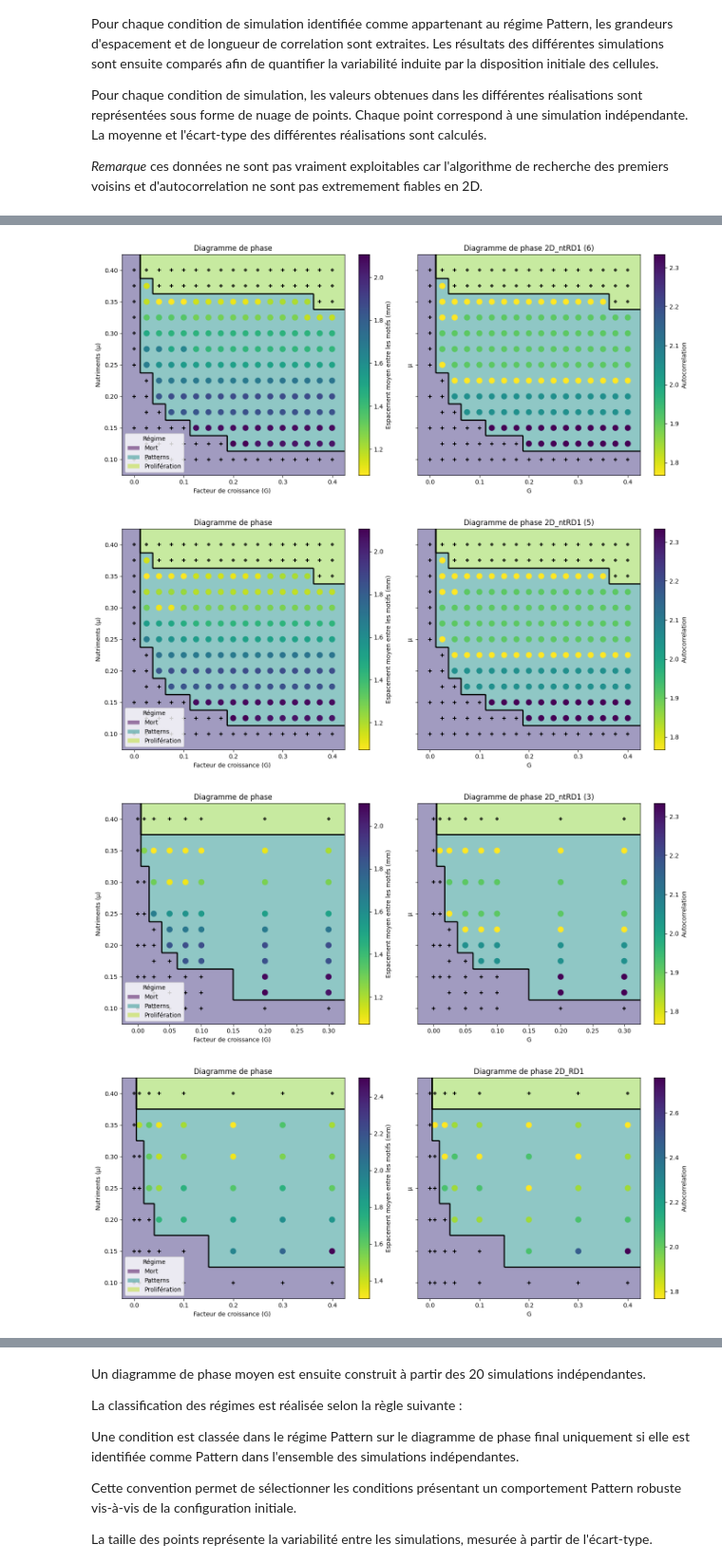
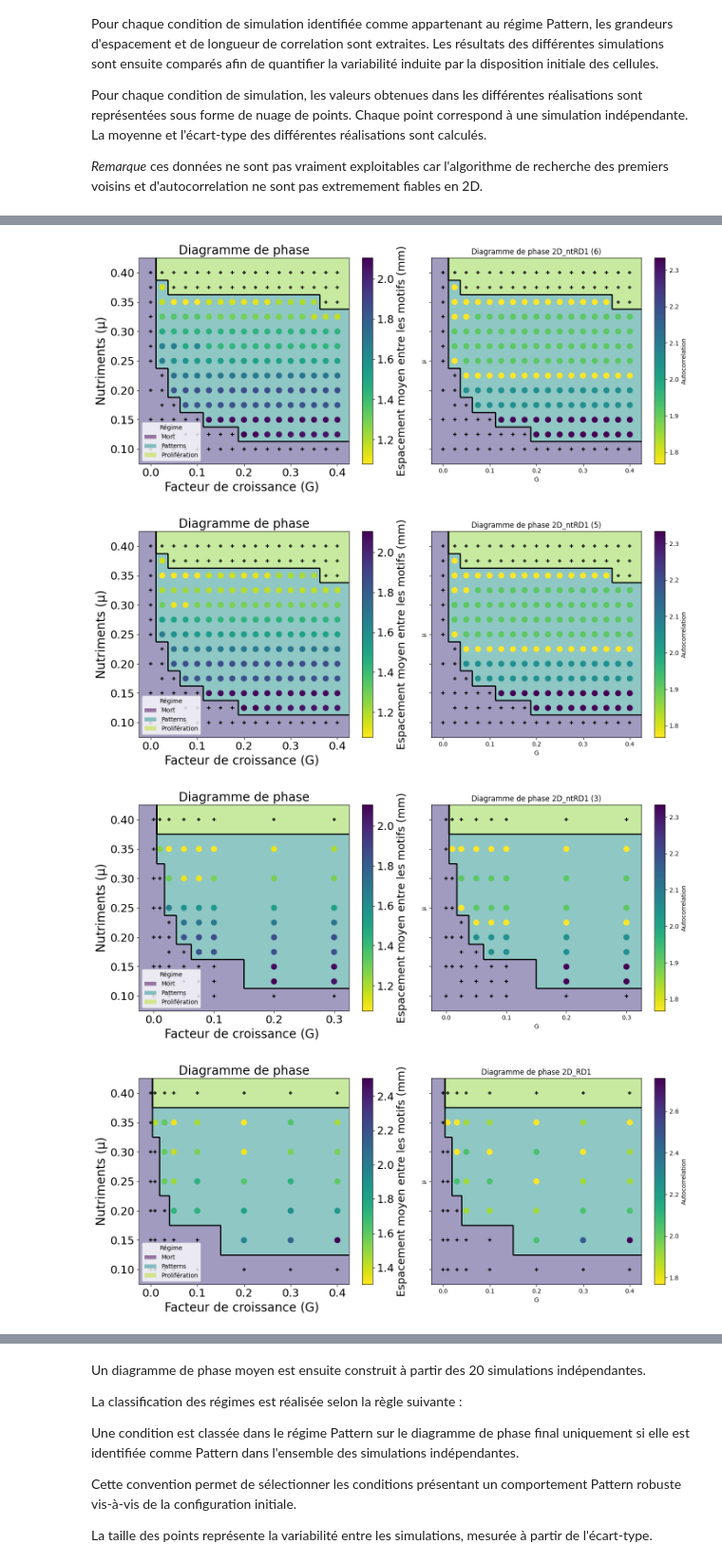
Before and after one commit to lisabacchin/Stage-M1, a Jupyter notebook: Traitement_simulations/Traitement_2D.ipynb, the cells around one changed output, grey strips where cells are left out. Shown at 95% size. Saved outputs shown, nothing was run; the diff lists cells and outputs as text; code cells hidden in the pictures.

```diff
--- a/Traitement_simulations/Traitement_2D.ipynb
+++ b/Traitement_simulations/Traitement_2D.ipynb
@@ -666,6 +674,8 @@ for res in results:
     key = (
         res["mu"],
         res["G"],
+        res["cell"],
+        res["t"],
     )
     groups[key].append(res)
 
@@ -674,7 +684,7 @@ for res in results:
 
 
 conditions = [
-    (0.25, 0.025)
+    (0.25, 0.025, 25000, 300000)
     #(0.2, 0.1),
     #(0.4, 0.1)
 ]
@@ -688,14 +698,14 @@ fig, axes = plt.subplots(
     sharex=True,
     sharey=True
 )
-
+'''
 all_profiles = np.concatenate([
     r["N"]
     for r in results
 ])
 
 vmin = np.nanmin(all_profiles)
-vmax = np.nanmax(all_profiles)
+vmax = np.nanmax(all_profiles)'''
 
 # Cas où une seule condition est demandée
 if len(conditions) == 1:
@@ -722,7 +732,7 @@ for ax, key in zip(axes, conditions):
     im = ax.imshow(
                 N,
                 origin="lower",
-                aspect="auto",
+                aspect="equal",
                 extent=[
                     X.min(),
                     X.max(),
@@ -736,24 +746,27 @@ for ax, key in zip(axes, conditions):
 
 
     ax.set_title(
-                f"mu={simu[0]["mu"]:.2f} \n G={simu[0]["G"]:.2f} " , fontsize = 18
+                f"mu={simu[0]["mu"]:.2f} \n G={simu[0]["G"]:.2f} " , fontsize = 20
             )
-    ax.set_xlabel("x (mm)", fontsize = 16)
+    ax.set_xlabel("x (mm)", fontsize = 20)
 
-    ax.tick_params(axis='both', labelsize=16)
+    ax.tick_params(axis='both', labelsize=20)
 
 
-axes[0].set_ylabel("y (mm)", fontsize = 16)
-axes[0].set_yticks([0, 0.1, 0.2])
+axes[0].set_ylabel("y (mm)", fontsize = 20)
+axes[0].set_yticks([0, 2, 4])
 
 # Une seule colorbar pour toute la figure
 cbar = fig.colorbar(
     im,
     ax=axes,
-    shrink=1.3,
+    shrink=1.3
 
 )
-cbar.set_label("Densité cellulaire" , fontsize = 16)
+cbar.set_label("Densité cellulaire" , fontsize = 20)
+cbar.ax.tick_params(
+                labelsize=18
+            )
 
 #plt.tight_layout()
 
@@ -882,11 +1036,16 @@ for sheet_name, df in sheets.items():
         s=80,
         cmap = Cmap,        #edgecolors='k'
     )
-    fig.colorbar(
+    cbar = fig.colorbar(
         sc1,
         ax=ax1,
         label="Espacement moyen entre les motifs (mm)"
     )
+    cbar.set_label("Espacement moyen entre les motifs (mm)", fontsize =18)
+    cbar.ax.tick_params(
+                            labelsize=18
+                        )
+
 
     mask_mort = cond == "Mort"
     ax1.scatter(
@@ -928,9 +1087,13 @@ for sheet_name, df in sheets.items():
     title="Régime",
     loc="lower left"
 )
-    ax1.set_xlabel("Facteur de croissance (G) ")
-    ax1.set_ylabel("Nutriments (μ)")
-    ax1.set_title("Diagramme de phase")
+    ax1.set_xlabel("Facteur de croissance (G) ", fontsize = 20)
+    ax1.set_ylabel("Nutriments (μ)", fontsize = 20)
+    ax1.set_title("Diagramme de phase", fontsize = 20)
+    ax1.tick_params(
+            axis="both",
+            labelsize=18
+        )
 
 
     #ax1.set_title("Diagramme de phase longeur moyenne")
@@ -1131,34 +1294,34 @@ if len(stats_df) > 0:
 
     labels = [
         f"G={g:.3g}\nμ={m:.3g}"
         for g, m in zip(
             summary2["G"],
             summary2["mu"]
 
         )
     ]
 
     plt.xticks(
         np.arange(len(summary2)),
         labels,
         rotation=45,
         ha="right",
 
     )
 
     plt.ylabel("Longueur de corrélation λ")
     plt.xlabel("Condition (G, μ)")
     plt.title(
         "Variabilité de λ entre simulations\n"
         "(points = simulations, barre = moyenne ± σ)"
     )
 
     plt.grid(alpha=0.3)
 
     plt.tight_layout()
     plt.show()
 # %% [output]
-[figure, old version]
+[figure, new version]
-[figure, old version]
+[figure, new version]
-[figure, old version]
+[figure, new version]
-[figure, old version]
+[figure, new version]
```
Also changed, not shown: parts of 9 cells of this notebook, 15 other files.
